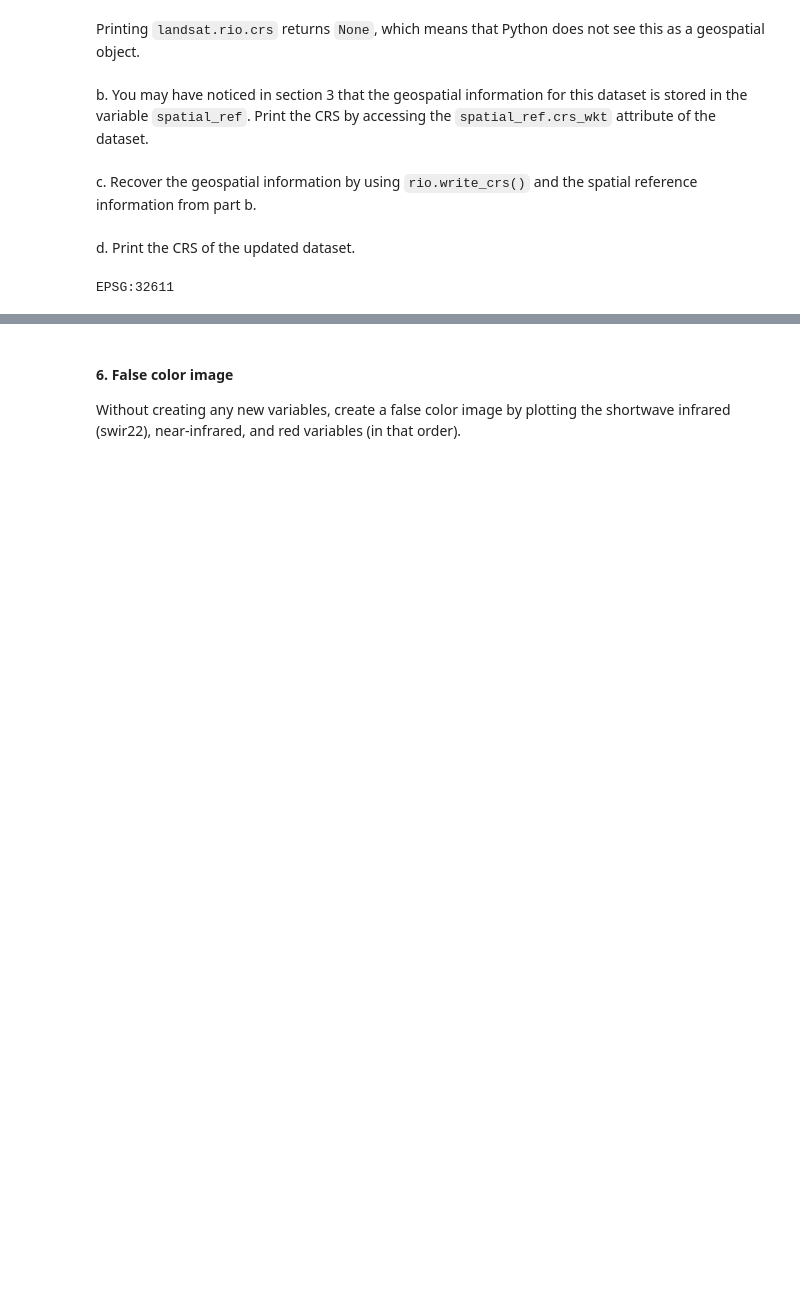
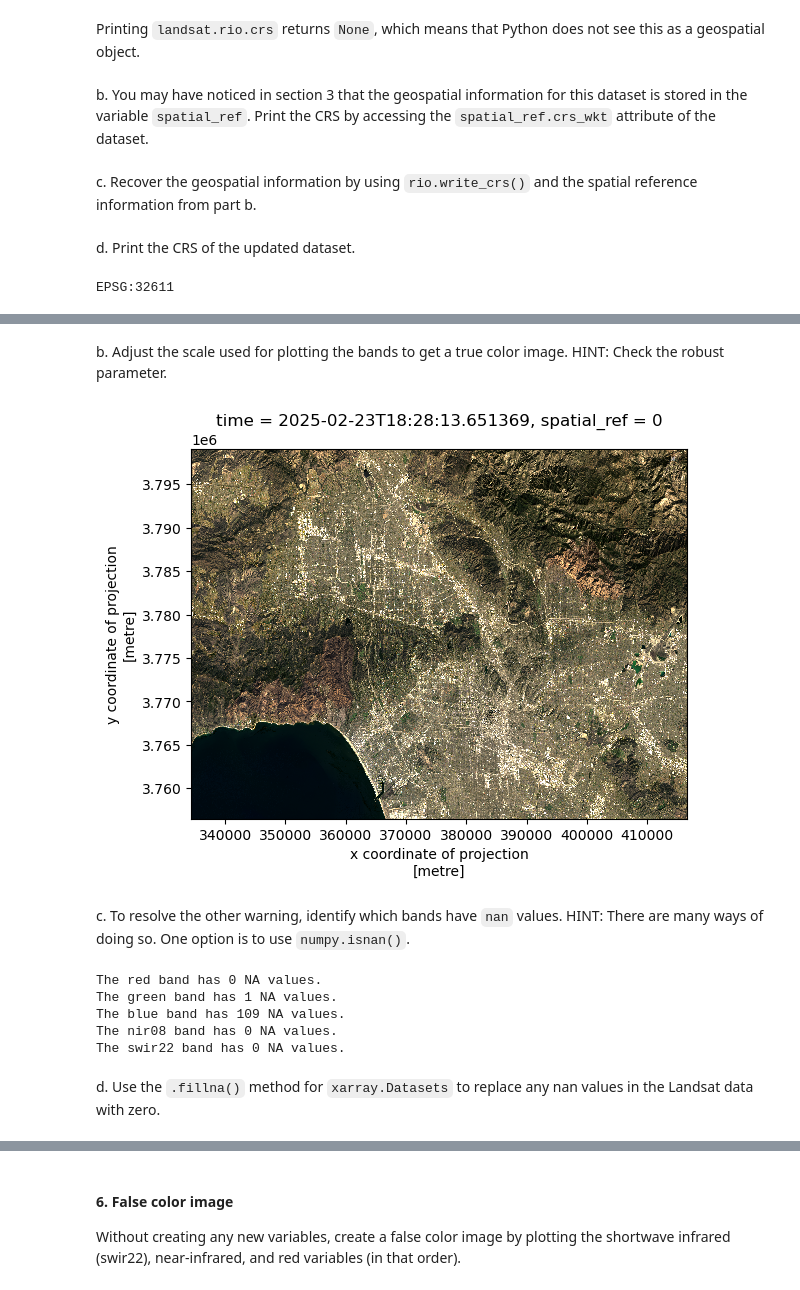
Before and after one commit to karolinasienko/eds220-hwk4, a Jupyter notebook: hwk4-task2-false-color-SIENKO.ipynb, the cells around one changed output, grey strips where cells are left out. Cells and saved outputs as stored; diff of their text form; code cells hidden in the pictures; blank space fills up the shorter version.

```diff
--- a/hwk4-task2-false-color-SIENKO.ipynb
+++ b/hwk4-task2-false-color-SIENKO.ipynb
@@ -230,0 +228,24 @@ f. In a markdown cell write a brief explanation comparing the outputs for parts
+# %% [markdown]
+b. Adjust the scale used for plotting the bands to get a true color image. HINT: Check the robust parameter.
+# %%
+# Plot landsat data
+landsat[['red', 'green', 'blue']].to_dataarray().plot.imshow(robust=True);
+# %% [output]
+[figure, added]
+# %% [markdown]
+c. To resolve the other warning, identify which bands have `nan` values. HINT: There are many ways of doing so. One option is to use `numpy.isnan()`.
+# %%
+# Determining how many nan values are in each band
+bands = ['red', 'green', 'blue', 'nir08', 'swir22']
+
+for band in bands:
+    num_na = int(np.isnan(landsat[band]).sum())
+    print(f"The {band} band has {num_na} NA values.")
+# %% [output]
+The red band has 0 NA values.
+The green band has 1 NA values.
+The blue band has 109 NA values.
+The nir08 band has 0 NA values.
+The swir22 band has 0 NA values.
+# %% [markdown]
+d. Use the `.fillna()` method for `xarray.Datasets` to replace any nan values in the Landsat data with zero.
```
Also changed, not shown: parts of 8 cells of this notebook.
